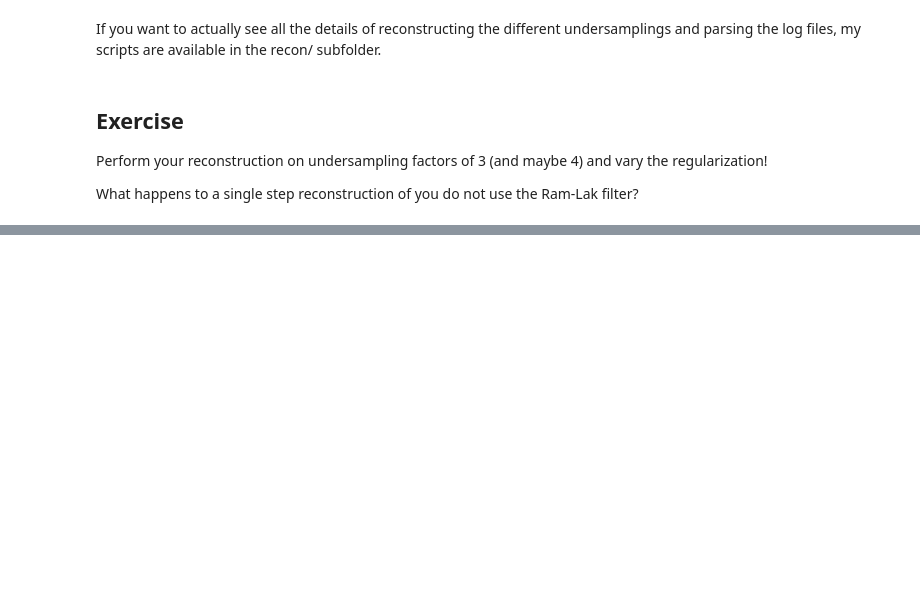
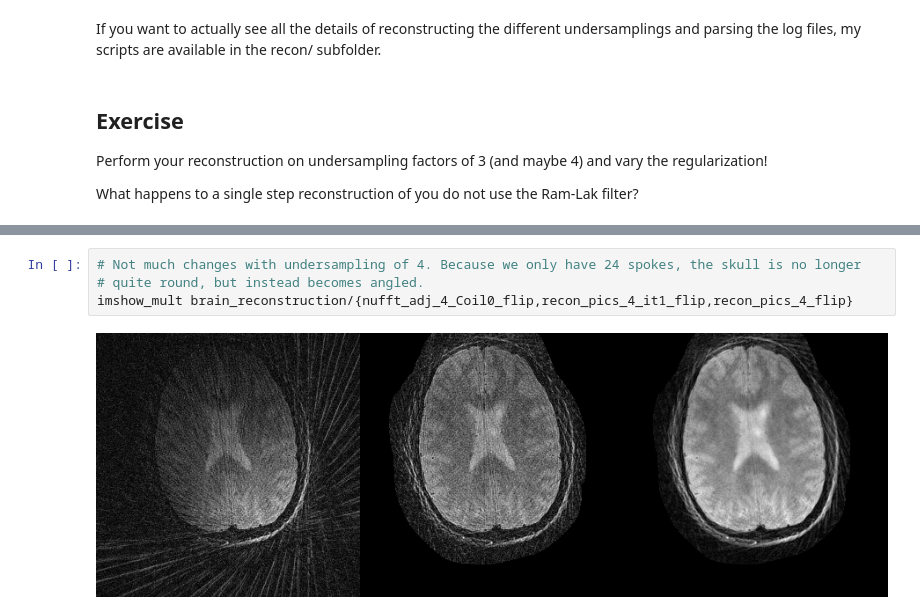
Before and after one commit to mrirecon/bart-webinars, a Jupyter notebook: webinar2/reproducing_cgsense/cgsense_challenge.ipynb, the cells around one changed output, grey strips where cells are left out. Cells and saved outputs as stored; diff of their text form; blank space fills up the shorter version.

```diff
--- a/webinar2/reproducing_cgsense/cgsense_challenge.ipynb
+++ b/webinar2/reproducing_cgsense/cgsense_challenge.ipynb
@@ -434,0 +500,6 @@ Coils.hdr  InScale.hdr  mask.hdr  rawdata.hdr  trajectory.hdr
+# %%
+# Not much changes with undersampling of 4. Because we only have 24 spokes, the skull is no longer
+# quite round, but instead becomes angled.
+imshow_mult brain_reconstruction/{nufft_adj_4_Coil0_flip,recon_pics_4_it1_flip,recon_pics_4_flip}
+# %% [output]
+[figure, added]
```
Also changed, not shown: parts of 19 cells of this notebook.
